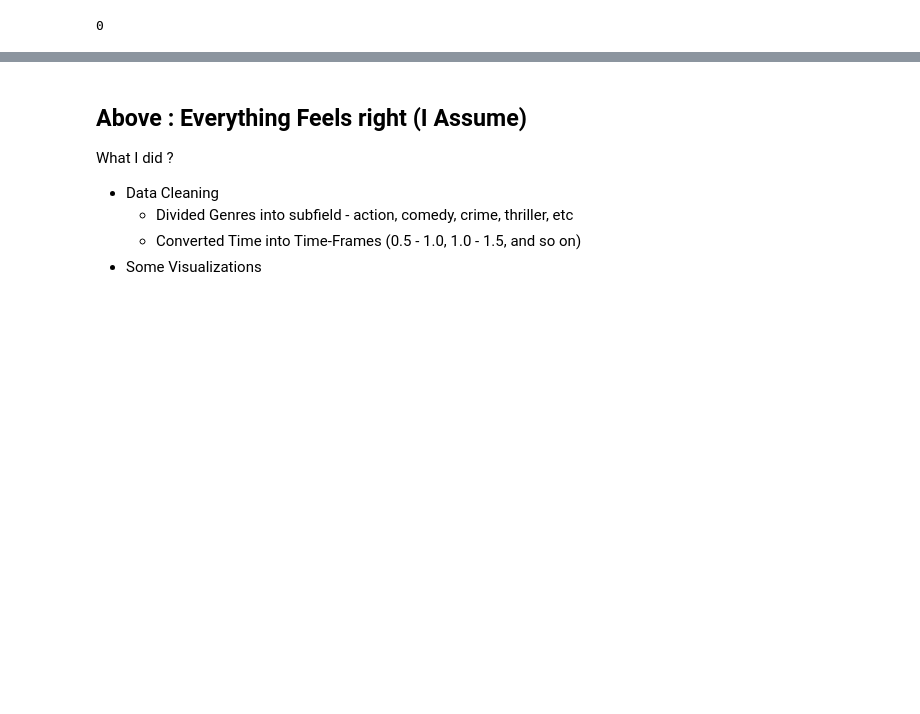
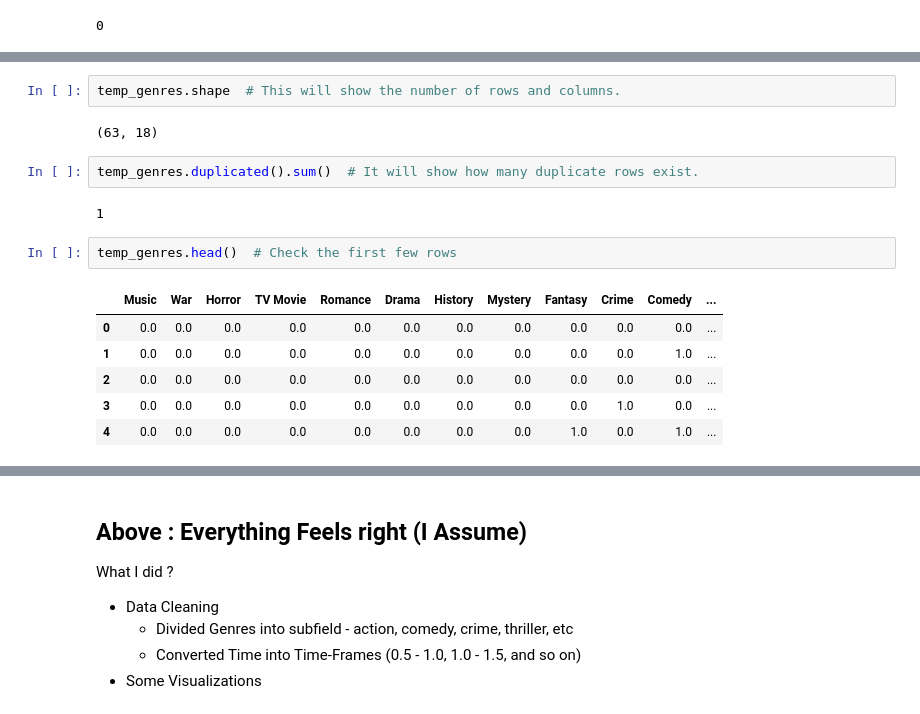
Before and after one commit to Luqmaan-Shaikh/Movie-Recommend, a Jupyter notebook: preprocessing/data_pp.ipynb, the cells around one changed output, grey strips where cells are left out. Saved outputs shown, nothing was run; the diff lists cells and outputs as text; blank space fills up the shorter version.

```diff
--- a/preprocessing/data_pp.ipynb
+++ b/preprocessing/data_pp.ipynb
@@ -287,0 +463,17 @@ Name: Genres, Length: 78, dtype: object
+# %%
+temp_genres.shape  # This will show the number of rows and columns.
+# %% [output]
+(63, 18)
+# %%
+temp_genres.duplicated().sum()  # It will show how many duplicate rows exist.
+# %% [output]
+1
+# %%
+temp_genres.head()  # Check the first few rows
+# %% [output]
+|  | Music | War | Horror | TV Movie | Romance | Drama | History | Mystery | Fantasy | Crime | Comedy | ... |
+| 0 | 0.0 | 0.0 | 0.0 | 0.0 | 0.0 | 0.0 | 0.0 | 0.0 | 0.0 | 0.0 | 0.0 | ... |
+| 1 | 0.0 | 0.0 | 0.0 | 0.0 | 0.0 | 0.0 | 0.0 | 0.0 | 0.0 | 0.0 | 1.0 | ... |
+| 2 | 0.0 | 0.0 | 0.0 | 0.0 | 0.0 | 0.0 | 0.0 | 0.0 | 0.0 | 0.0 | 0.0 | ... |
+| 3 | 0.0 | 0.0 | 0.0 | 0.0 | 0.0 | 0.0 | 0.0 | 0.0 | 0.0 | 1.0 | 0.0 | ... |
+| 4 | 0.0 | 0.0 | 0.0 | 0.0 | 0.0 | 0.0 | 0.0 | 0.0 | 1.0 | 0.0 | 1.0 | ... |
```
Also changed, not shown: parts of 52 cells of this notebook.
